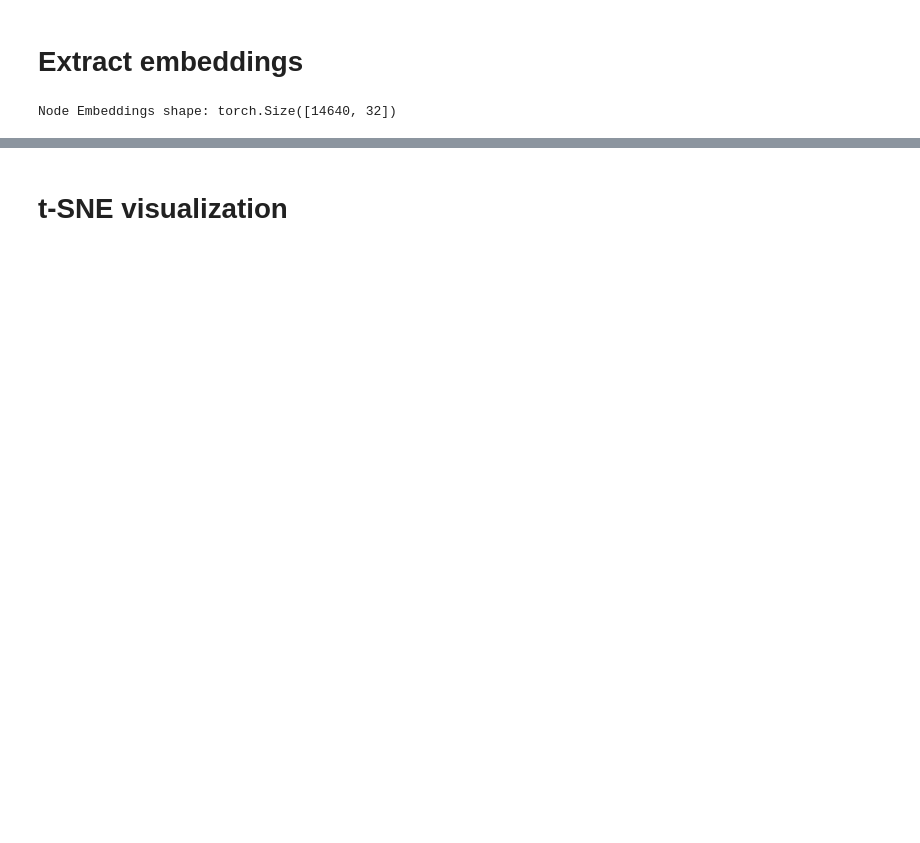
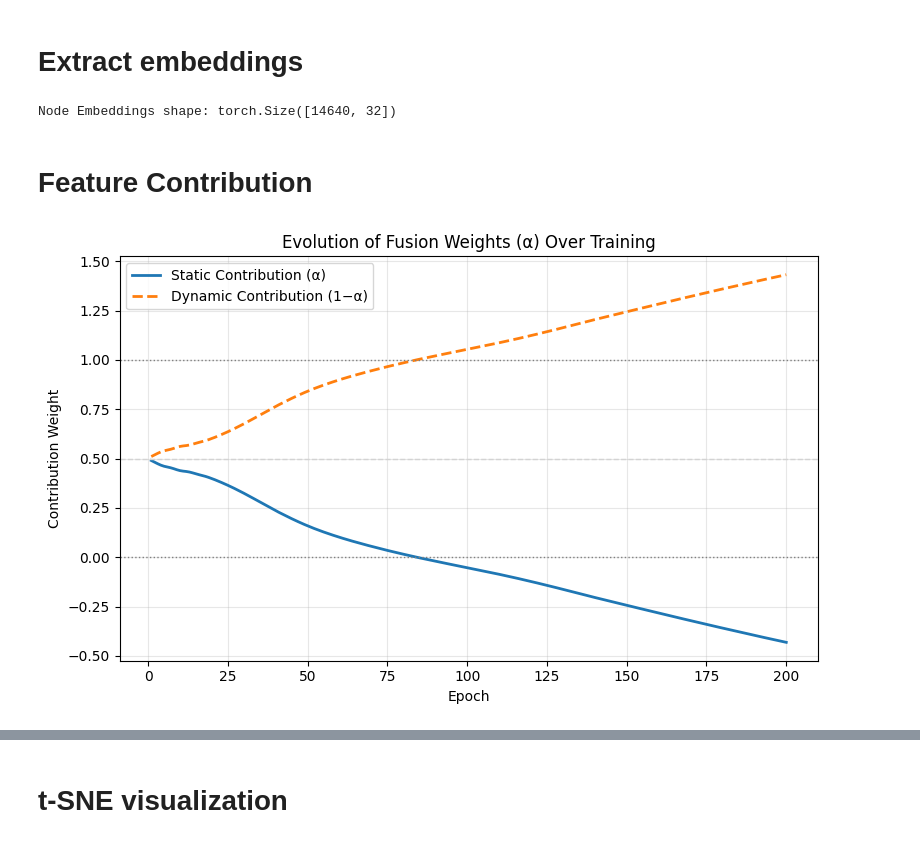
Before and after one commit to Waqar351/multi_model_data_fusion, a Jupyter notebook: M1.ipynb, the cells around one changed output, grey strips where cells are left out. Cells and saved outputs as stored; diff of their text form; code cells hidden in the pictures; blank space fills up the shorter version.

```diff
--- a/M1.ipynb
+++ b/M1.ipynb
@@ -177,5 +186,5 @@ optimizer = torch.optim.Adam(model.parameters(), lr=0.01, weight_decay=5e-4)
 # %% [markdown]
 # Train model
 # %%
-train_losses, val_accs, test_accs, alpha_values = train_loop_fusion(model, optimizer, data_static, data_dynamic, data_mask, epochs=200, method_model=f"{model_used}_{type_graph_conv}")
+train_losses, val_accs, test_accs, alpha_values = train_loop_fusion(model, optimizer, data_static, data_dynamic, data_mask, epochs=200, method_model=f"{model_used}_{type_graph_conv}_{architecture}")
 # %% [output]
@@ -247,3 +236,9 @@ with torch.no_grad():
 print(f"Node Embeddings shape: {embeddings.shape}")
 # %% [output]
 Node Embeddings shape: torch.Size([14640, 32])
+# %% [markdown]
+# Feature Contribution
+# %%
+plot_features_contribution(alpha_values=alpha_values, filename=f"plot_feature_contribution_{model_used}_{type_graph_conv}_{architecture}", output_path=output_folder)
+# %% [output]
+[figure, added]
```
Also changed, not shown: parts of 12 cells of this notebook, 1 other file.
